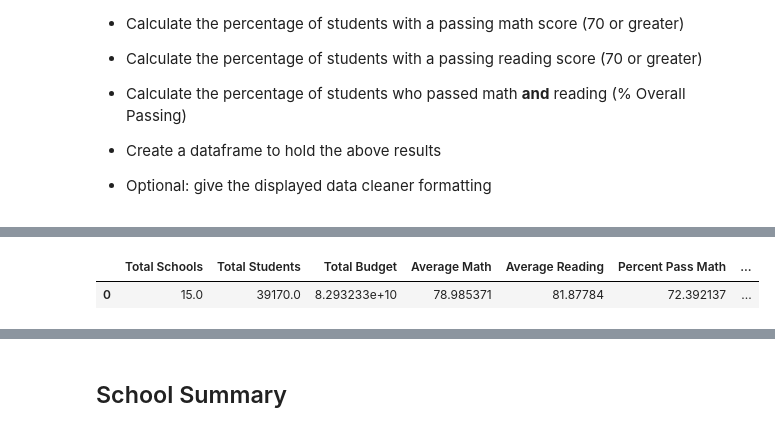
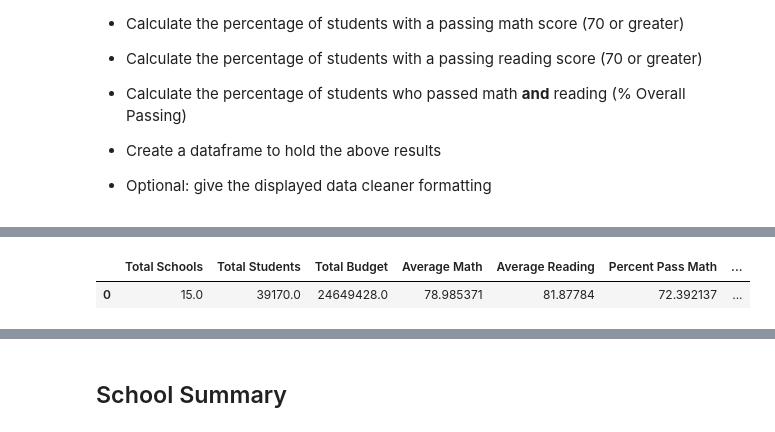
Before and after one commit to nsommerf/pandas, a Jupyter notebook: PyCitySchools_starter.ipynb, the cells around one changed output, grey strips where cells are left out. Saved outputs shown, nothing was run; the diff lists cells and outputs as text; code cells hidden in the pictures.

```diff
--- a/PyCitySchools_starter.ipynb
+++ b/PyCitySchools_starter.ipynb
@@ -49,29 +58,29 @@ school_data_complete.head()
 # %%
 # school_data_complete.head()
 percent_math = 0
 percent_read = 0
 percent_both = 0
-school_names = school_data_complete['school_name'].unique()
+school_names = school_data['school_name']
 district_sum = pd.DataFrame(columns = ['Total Schools', 'Total Students', 'Total Budget',
                                                 'Average Math', 'Average Reading', 'Percent Pass Math',
                                                 'Percent Pass Reading', 'Percent Pass Overall'])
 total_schools = len(school_names)
-total_students = len(school_data_complete['student_name'])
-total_budget = school_data_complete['budget'].sum()
+total_students = school_data['size'].sum()
+total_budget = school_data['budget'].sum()
 # avg_math = sum(school_data_complete["math_score"])/len(school_data_complete["math_score"])
 # avg_read = sum(school_data_complete["reading_score"])/len(school_data_complete["reading_score"])
 avg_math = school_data_complete["math_score"].mean()
 avg_read = school_data_complete["reading_score"].mean()
 for index, row in school_data_complete.iterrows():
     if (row["math_score"] > 70):
         percent_math = percent_math + 1
     if (row["reading_score"] > 70):
         percent_read = percent_read + 1
     if (row["math_score"] > 70) & (row["reading_score"] > 70):
         percent_both = percent_both + 1
 district_sum.loc[0] = [total_schools, total_students, total_budget, avg_math, avg_read, percent_math*100/total_students,
                 percent_read*100/total_students, percent_both*100/total_students]
 district_sum
 # %% [output]
 |  | Total Schools | Total Students | Total Budget | Average Math | Average Reading | Percent Pass Math | ... |
-| 0 | 15.0 | 39170.0 | 8.293233e+10 | 78.985371 | 81.87784 | 72.392137 | ... |
+| 0 | 15.0 | 39170.0 | 24649428.0 | 78.985371 | 81.87784 | 72.392137 | ... |
```
Also changed, not shown: parts of 17 cells of this notebook.
